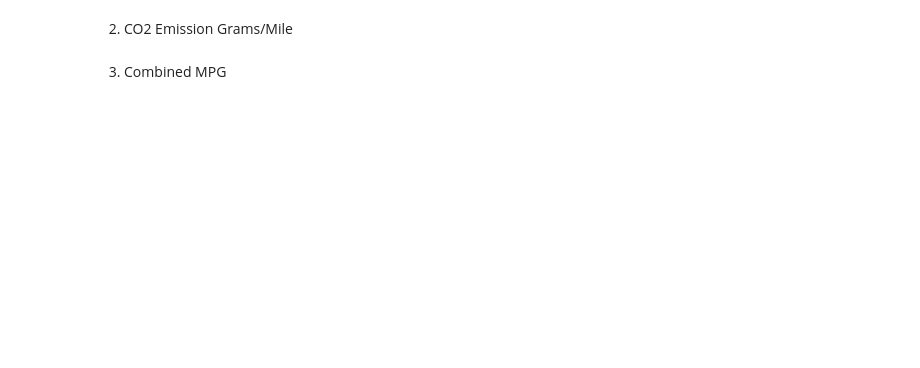
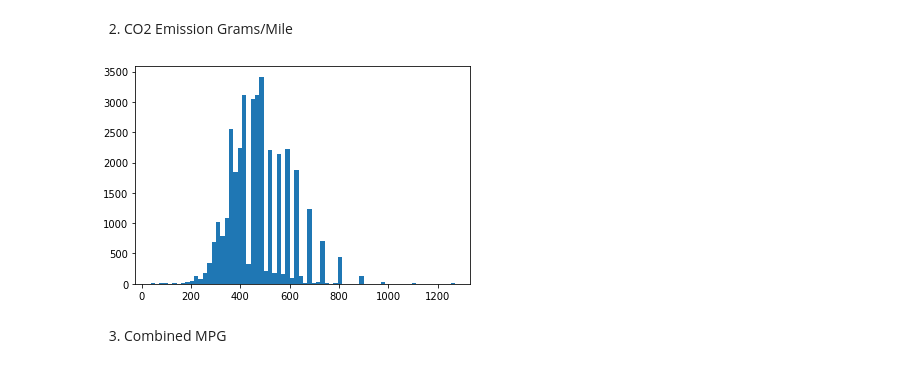
Before and after one commit to ironhack-datalabs/datamad0620, a Jupyter notebook: module-2/lab-continuous-probability-distribution/your-code/main.ipynb, the cells around one changed output. Saved outputs shown, nothing was run; the diff lists cells and outputs as text; code cells hidden in the pictures; blank space fills up the shorter version.

```diff
--- a/module-2/lab-continuous-probability-distribution/your-code/main.ipynb
+++ b/module-2/lab-continuous-probability-distribution/your-code/main.ipynb
@@ -109,3 +126,8 @@ Then plot the histograms for the following variables:
+# %%
+# your code here
+plt.hist('CO2 Emission Grams/Mile',data=df, bins=70);
+# %% [output]
+[figure, added]
 # %% [markdown]
 3. Combined MPG
 # %%
```
Also changed, not shown: parts of 15 cells of this notebook.
